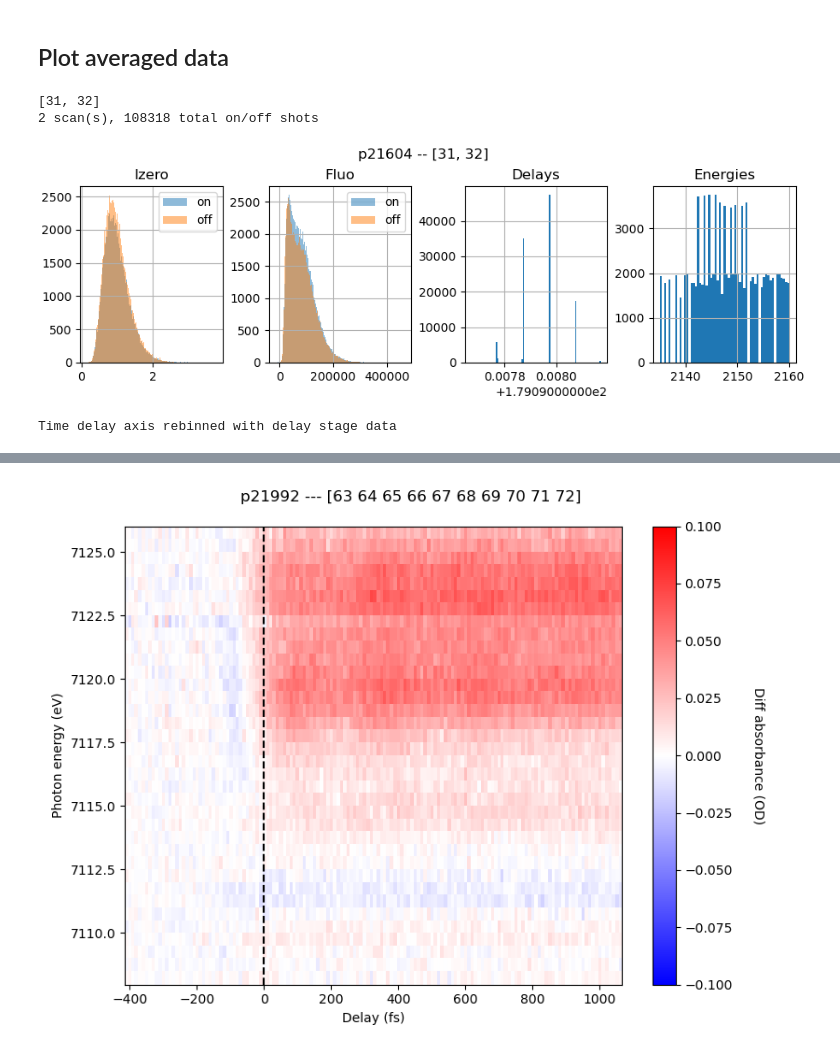
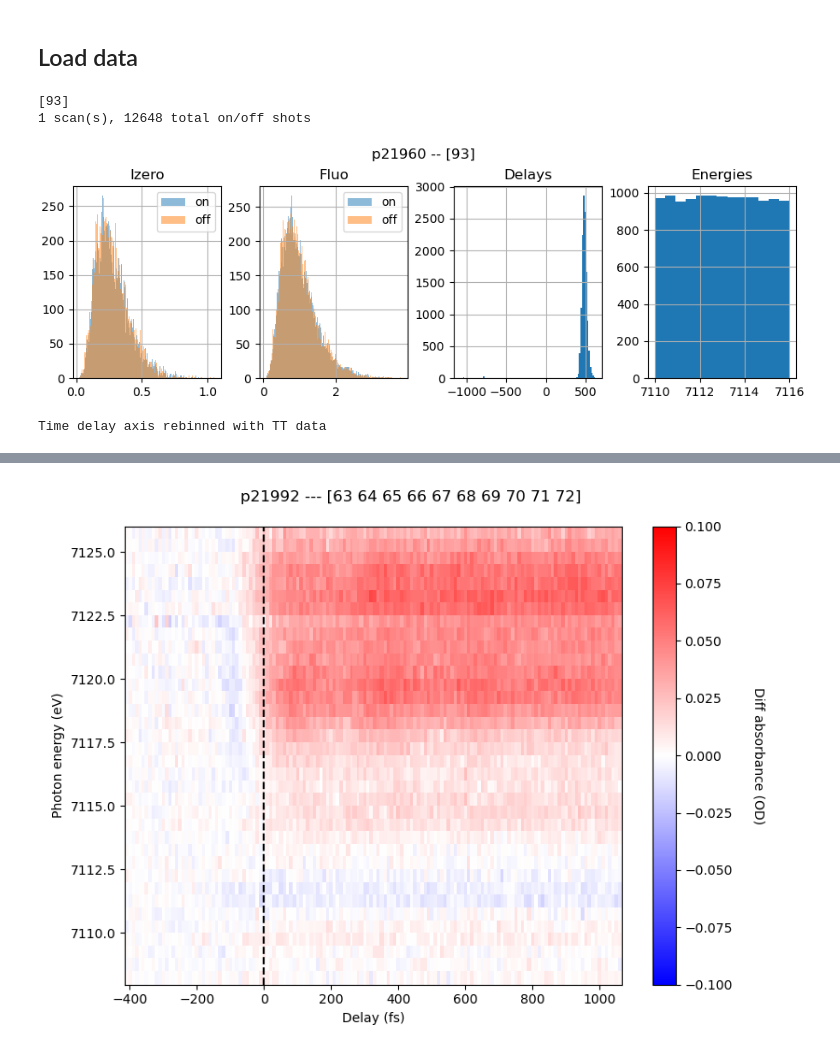
Before and after one commit to paulscherrerinstitute/alvra_beamline_scripts, a Jupyter notebook: Plotting_XANES.ipynb, the cells around one changed output, grey strips where cells are left out. Cells and saved outputs as stored; diff of their text form; code cells hidden in the pictures.

```diff
--- a/Plotting_XANES.ipynb
+++ b/Plotting_XANES.ipynb
@@ -20,46 +16,46 @@ warnings.filterwarnings('ignore')
 # %% [markdown]
 <a id='averaged_XAS'></a>
-## Plot averaged data
+## Load data
 # %%
-pgroup = 'p21604'
-Loaddir_name = 'All_shots_test'
+pgroup = 'p21960'
+Loaddir_name = ''
 
-twodiodes = True
-withTT    = False
+average_twodiodes = True
+withTT    = True
 
-runlist = np.arange(63, 73)
-#runlist = np.arange(45, 48)
-runlist = [31, 32]
+#runlist = np.arange(63, 73)
+runlist = [93]
 
 ##############################################
 Loaddir = '/sf/alvra/data/{}/work/Reduced_data/{}'.format(pgroup, Loaddir_name)
 #Loaddir = '/sf/alvra/data/{}/work/Reduced_data/{}'.format(Loaddir_name)
-firstrun = glob.glob('/sf/alvra/data/{}/raw/*{:04d}*/meta/scan.json'.format(pgroup, runlist[0]))[0]
+firstrun = glob.glob('/sf/alvra/data/{}/work/testdata/*{:04d}*/meta/scan.json'.format(pgroup, runlist[0]))[0]
+#firstrun = glob.glob('/sf/alvra/data/{}/raw/*{:04d}*/meta/scan.json'.format(pgroup, runlist[0]))[0]
 from sfdata import SFScanInfo
 scan = SFScanInfo(firstrun)
 
 data = {}
 globals().update(data)
 
-data, titlestring_stack = load_reduced_data(pgroup, Loaddir, runlist, twodiodes)
+data, titlestring_stack = load_reduced_data(pgroup, Loaddir, runlist, average_twodiodes)
 
 globals().update(data)
 print (runlist)
 print ('{} scan(s), {} total on/off shots'.format(len(runlist), len(pump_1)))
 
-Plot_data(pgroup, runlist, data, withTT)
+Plot_reduced_data(pgroup, runlist, scan, data, withTT)
 
 pump_1       = np.asarray(pump_1)
 unpump_1     = np.asarray(unpump_1)
 Izero_pump   = np.asarray(Izero_pump)
 Izero_unpump = np.asarray(Izero_unpump)
 Delays_stage = np.asarray(Delays_stage)
 arrTimes     = np.asarray(arrTimes)
 energy       = np.asarray(energy)
 Delays_corr  = np.asarray(Delays_corr)
 readbacks    = np.asarray(readbacks)
 # %% [output]
-[31, 32]
-2 scan(s), 108318 total on/off shots
+[93]
+1 scan(s), 12648 total on/off shots
-[figure, old version]
+[figure, new version]
-Time delay axis rebinned with delay stage data
+Time delay axis rebinned with TT data
```
Also changed, not shown: parts of 11 cells of this notebook, 3 other files.
